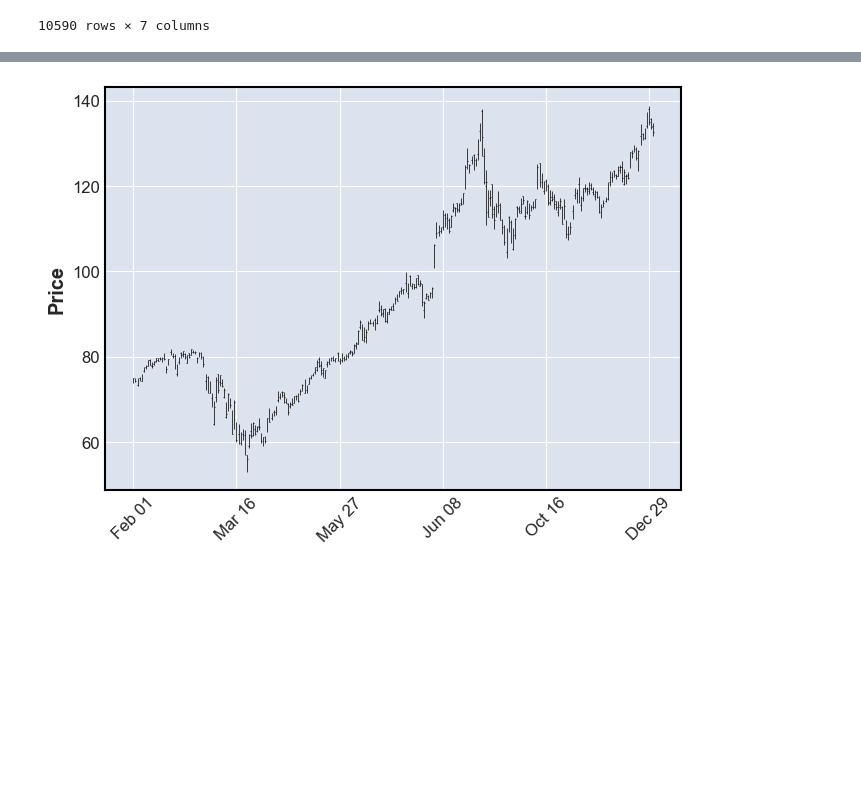
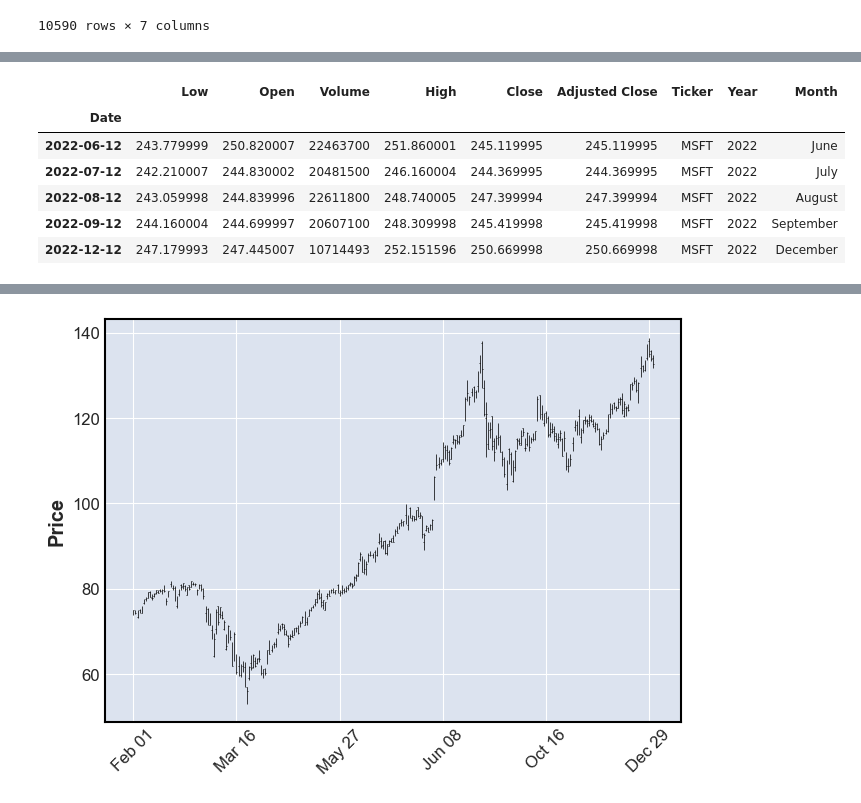
Before and after one commit to salvarenga25/StockMarket_Project, a Jupyter notebook: Stock_Analysis(CandestIck chart example code).ipynb, the cells around one changed output, grey strips where cells are left out. Cells and saved outputs as stored; diff of their text form; code cells hidden in the pictures; blank space fills up the shorter version.

```diff
--- a/Stock_Analysis(CandestIck chart example code).ipynb
+++ b/Stock_Analysis(CandestIck chart example code).ipynb
@@ -714,0 +695,11 @@ mpf.plot(data_test['2020'])
+# %%
+MSFT_test=data1[(data1['Ticker'] == 'MSFT')]
+MSFT_test.tail()
+# %% [output]
+|  | Low | Open | Volume | High | Close | Adjusted Close | Ticker | Year | Month |
+| Date |  |  |  |  |  |  |  |  |  |
+| 2022-06-12 | 243.779999 | 250.820007 | 22463700 | 251.860001 | 245.119995 | 245.119995 | MSFT | 2022 | June |
+| 2022-07-12 | 242.210007 | 244.830002 | 20481500 | 246.160004 | 244.369995 | 244.369995 | MSFT | 2022 | July |
+| 2022-08-12 | 243.059998 | 244.839996 | 22611800 | 248.740005 | 247.399994 | 247.399994 | MSFT | 2022 | August |
+| 2022-09-12 | 244.160004 | 244.699997 | 20607100 | 248.309998 | 245.419998 | 245.419998 | MSFT | 2022 | September |
+| 2022-12-12 | 247.179993 | 247.445007 | 10714493 | 252.151596 | 250.669998 | 250.669998 | MSFT | 2022 | December |
```
Also changed, not shown: parts of 9 cells of this notebook.
